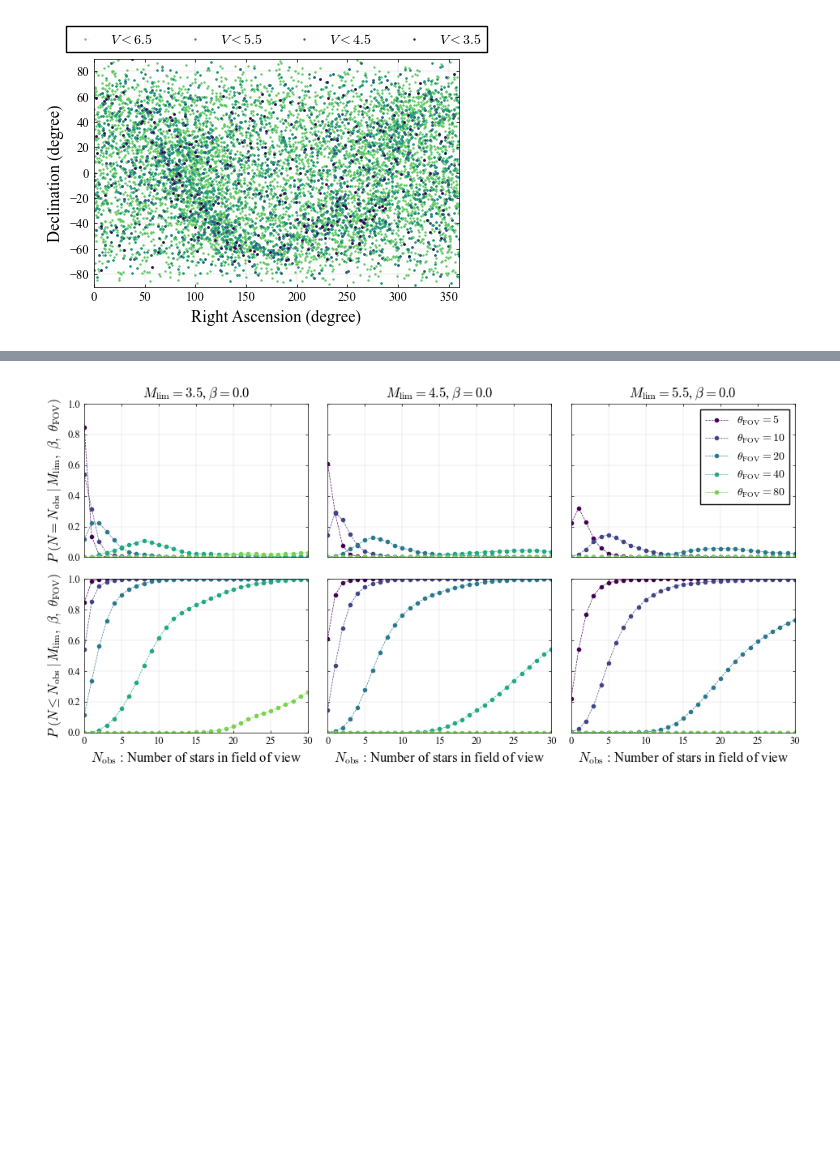
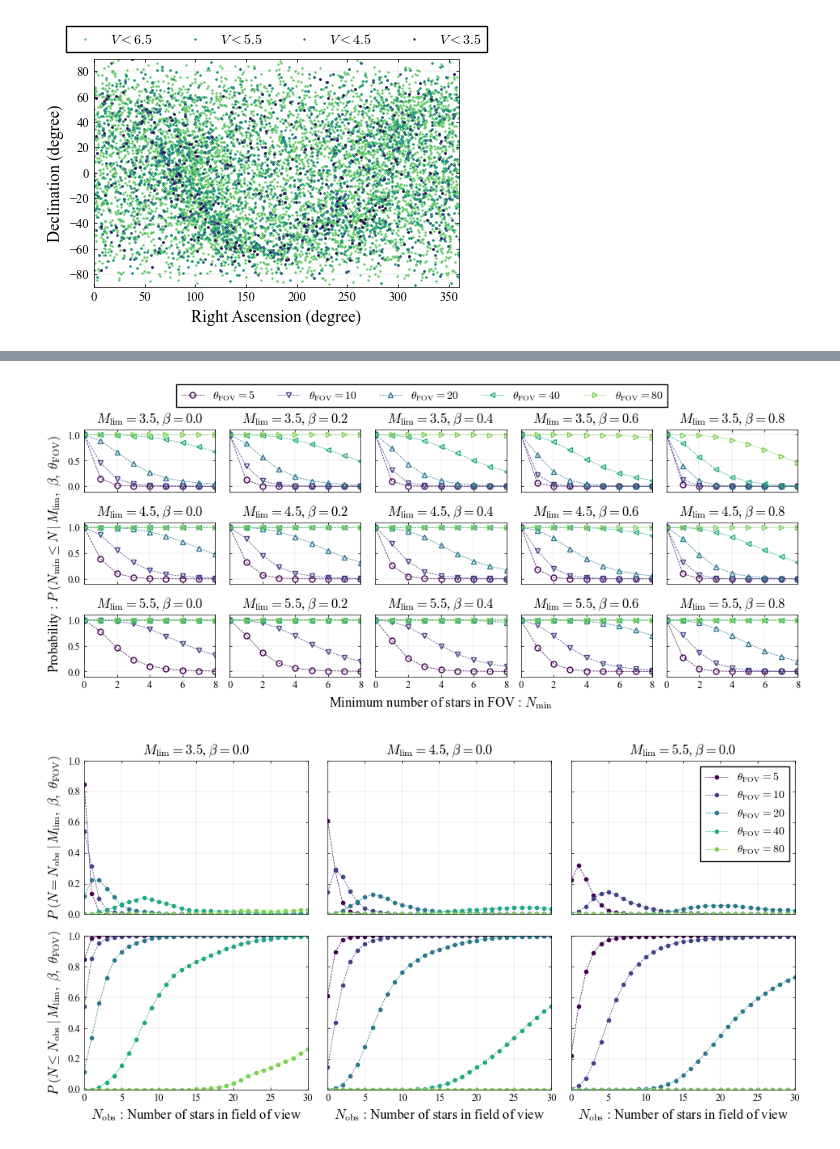
Before and after one commit to NAOE-5thLab/subgraph-isomorphism-based-starID-analysis, a Jupyter notebook: src/JMST2024/observable_stars.ipynb, the cells around one changed output, grey strips where cells are left out. Saved outputs shown, nothing was run; the diff lists cells and outputs as text; code cells hidden in the pictures; blank space fills up the shorter version.

```diff
--- a/src/JMST2024/observable_stars.ipynb
+++ b/src/JMST2024/observable_stars.ipynb
@@ -103 +160,56 @@ the range of magnitude : [-1.46, 3.49]
+# %%
+fig, axes = plt.subplots(3, 5, sharex=True, sharey=True, figsize=(4.8*2, 4), dpi=100)
+
+axes[2, 2].set_xlabel('Minimum number of stars in FOV : $N_{\\mathrm{min}}$')
+axes[1, 0].set_ylabel('Probability : $P \\ \\left(N_{\\mathrm{min}} \\leq N \\mid M_{\\mathrm{lim}},\\ \\beta,\\ \\theta_{\\mathrm{FOV}}\\right)$')
+axes[0, 0].set_xlim(0, 8)
+axes[0, 0].set_ylim(-0.1, 1.1)
+
+markers = ["o", "v", "^", "<", ">"]
+kwargs = {"ls": "dashed", "lw": 0.5, "markersize": 5, "markerfacecolor":'none'}
+
+M_lim = 3.5
+for ii, beta in enumerate(beta_list):
+    ax = axes[0, ii]
+    for i, theta_FOV in enumerate(theta_FOV_list):
+        kwargs.update({"color": cmap(i/len(theta_FOV_list)), "marker": markers[i], "label": "$\\theta_{\\mathrm{FOV}}=$"+f"${theta_FOV}$"})
+        path = f"{log_dir}/hist_FOV{theta_FOV}_M{M_lim}_beta{beta}.dat"
+        pN = [float(line) for line in line_gene(path)]
+        pN_cum = [sum(pN[i:]) for i in range(len(pN))]
+        ax.plot(range(len(pN)), pN_cum, **kwargs)
+    # ax.legend()
+    ax.set_title("$M_{\\mathrm{lim}}=$"+f"${M_lim}$" + ", $\\beta=$"+f"${beta}$")
+
+M_lim = 4.5
+for ii, beta in enumerate(beta_list):
+    ax = axes[1, ii]
+    for i, theta_FOV in enumerate(theta_FOV_list):
+        kwargs.update({"color": cmap(i/len(theta_FOV_list)), "marker": markers[i], "label": "$\\theta_{\\mathrm{FOV}}=$"+f"${theta_FOV}$"})
+        path = f"{log_dir}/hist_FOV{theta_FOV}_M{M_lim}_beta{beta}.dat"
+        pN = [float(line) for line in line_gene(path)]
+        pN_cum = [sum(pN[i:]) for i in range(len(pN))]
+        ax.plot(range(len(pN)), pN_cum, **kwargs)
+    # ax.legend()
+    ax.set_title("$M_{\\mathrm{lim}}=$"+f"${M_lim}$" + ", $\\beta=$"+f"${beta}$")
+
+M_lim = 5.5
+for ii, beta in enumerate(beta_list):
+    ax = axes[2, ii]
+    for i, theta_FOV in enumerate(theta_FOV_list):
+        kwargs.update({"color": cmap(i/len(theta_FOV_list)), "marker": markers[i], "label": "$\\theta_{\\mathrm{FOV}}=$"+f"${theta_FOV}$"})
+        path = f"{log_dir}/hist_FOV{theta_FOV}_M{M_lim}_beta{beta}.dat"
+        pN = [float(line) for line in line_gene(path)]
+        pN_cum = [sum(pN[i:]) for i in range(len(pN))]
+        ax.plot(range(len(pN)), pN_cum, **kwargs)
+    # ax.legend()
+    ax.set_title("$M_{\\mathrm{lim}}=$"+f"${M_lim}$" + ", $\\beta=$"+f"${beta}$")
+
+lines_labels = [axes[0, 0].get_legend_handles_labels()]
+lines, labels = [sum(lol, []) for lol in zip(*lines_labels)]
+fig.legend(lines, labels, bbox_to_anchor=(0.5, 1.01), loc="center", ncol=5)
+
+fig.tight_layout()
+fig.savefig(f"{log_dir}/obs_cum_distribution.pdf", bbox_inches='tight')
+# %% [output]
+[figure, added]
 # %%
```
Also changed, not shown: parts of 5 cells of this notebook, 1 other file.
